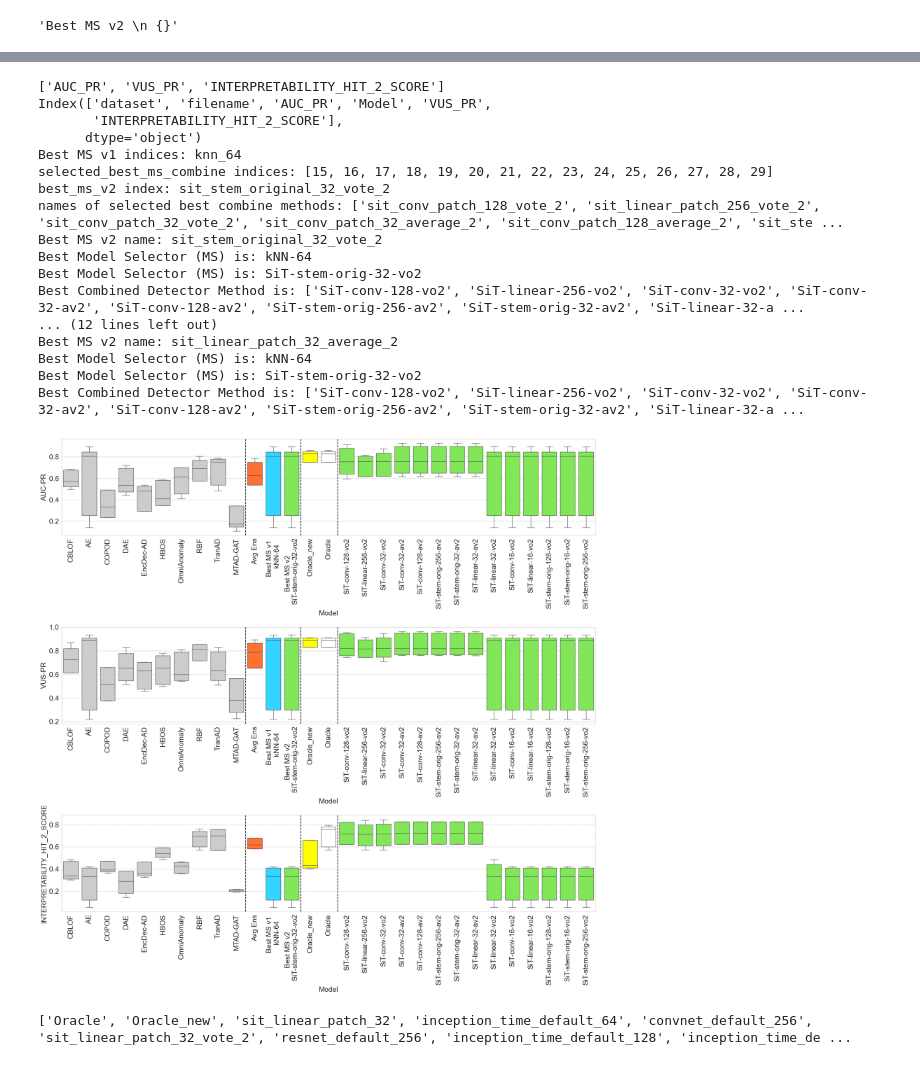
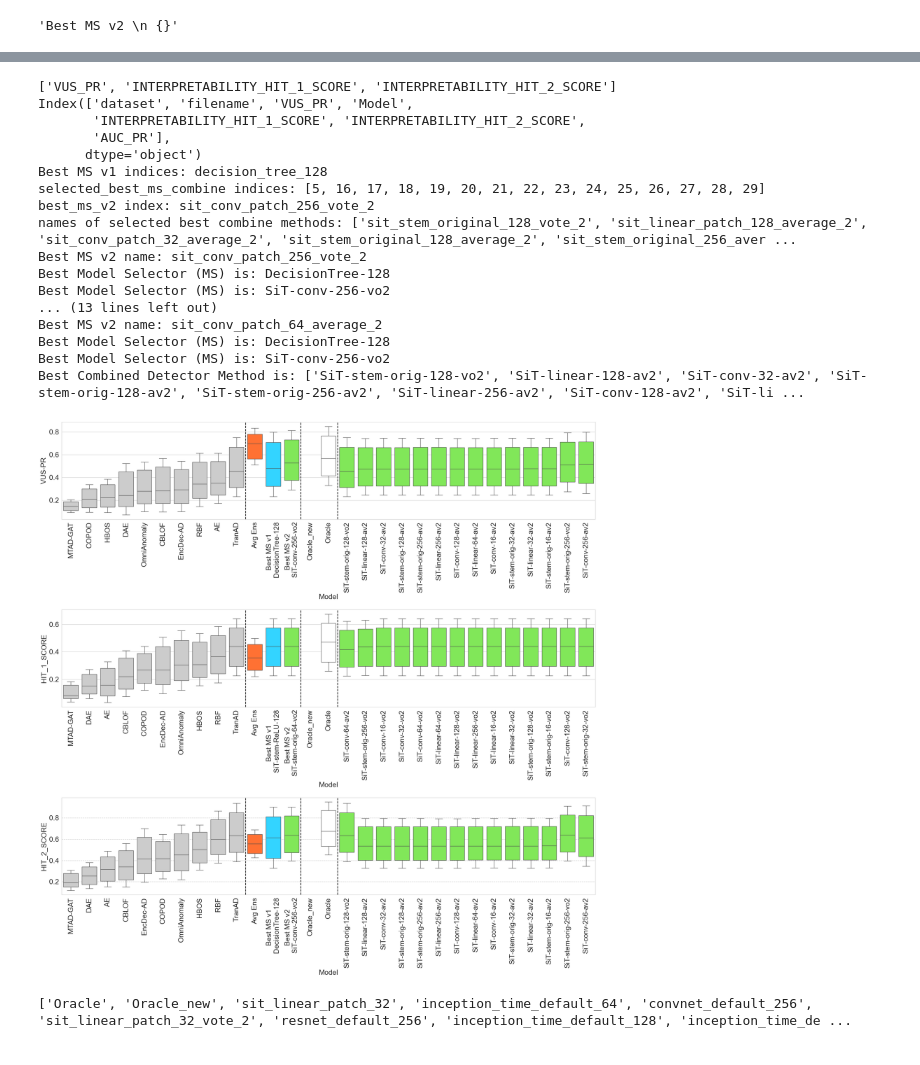
Before and after one commit to doanthihoaithu/MSAD, a Jupyter notebook: analyze_combining_detectors.ipynb, the cells around one changed output, grey strips where cells are left out. Saved outputs shown, nothing was run; the diff lists cells and outputs as text; code cells hidden in the pictures.

```diff
--- a/analyze_combining_detectors.ipynb
+++ b/analyze_combining_detectors.ipynb
@@ -84,7 +97,7 @@ for row in model_selection_cfgs.itertuples():
     # print(f'Model Selector: {row[1]}, Combine Method: {row[2]}, k: {row[3]} -> Counts: {row[4]}')
     single_df = combine_df[(combine_df['Model Selector'] == row[1]) & (combine_df['Combine Method'] == row[2]) & (combine_df['k'] == row[3])]
     # print(single_df.shape)
-    single_df = single_df[['dataset', 'filename', 'AUC_PR', 'VUS_PR','INTERPRETABILITY_HIT_2_SCORE']]
+    single_df = single_df[['dataset', 'filename', 'AUC_PR', 'VUS_PR','INTERPRETABILITY_HIT_1_SCORE','INTERPRETABILITY_HIT_2_SCORE']]
     # single_df.set_index(['dataset', 'filename'], inplace=True)
     single_df['Model'] = f'{row[1]}_{row[2]}_{row[3]}'
     # single_df.rename(columns={'AUC_PR': f'{row[1]}_{row[2]}_{row[3]}'}, inplace=True)
@@ -113,8 +126,8 @@ Combined detector methods: ['sit_conv_patch_128_average_2', 'sit_conv_patch_128_
 # %%
 # Replace this value with "AUC_PR" or "VUS_PR" to obtain the corresponding results
 # measure_name = 'VUS_PR'
-measure_names = ['AUC_PR', 'VUS_PR', 'INTERPRETABILITY_HIT_2_SCORE']
-base_lines = ['Oracle', 'Avg Ens', 'Oracle_new']
+measure_names = ['VUS_PR', 'INTERPRETABILITY_HIT_1_SCORE', 'INTERPRETABILITY_HIT_2_SCORE']
+base_lines = ['Oracle', 'Avg Ens']
 
 # ['INTERPRETABILITY_HIT_2_SCORE', 'INTERPRETABILITY_LOG_SCORE']
 
@@ -462,7 +459,16 @@ template_names = {
     'AUC_ROC': 'AUC-ROC',
     'VUS_ROC': 'VUS_ROC',
     'INTERPRETABILITY_LOG_SCORE':'INTERPRETABILITY_LOG_SCORE',
-    'INTERPRETABILITY_HIT_2_SCORE': 'INTERPRETABILITY_HIT_2_SCORE'
+    'INTERPRETABILITY_HIT_1_SCORE': 'HIT_1_SCORE',
+    'INTERPRETABILITY_HIT_2_SCORE': 'HIT_2_SCORE',
+    'INTERPRETABILITY_HIT_3_SCORE': 'HIT_3_SCORE',
+    'INTERPRETABILITY_HIT_4_SCORE': 'HIT_4_SCORE',
+    'INTERPRETABILITY_HIT_5_SCORE': 'HIT_5_SCORE',
+    'INTERPRETABILITY_HIT_6_SCORE': 'HIT_6_SCORE',
+    'INTERPRETABILITY_HIT_7_SCORE': 'HIT_7_SCORE',
+    'INTERPRETABILITY_HIT_8_SCORE': 'HIT_8_SCORE',
+    'INTERPRETABILITY_HIT_9_SCORE': 'HIT_9_SCORE',
+    'INTERPRETABILITY_HIT_10_SCORE': 'HIT_10_SCORE'
 }
 
 all_length = [16, 32, 64, 128, 256]
@@ -520,13 +551,13 @@ def plot_result_boxplot_dataset(combined_df, measure_names=measure_names):
     best_vus_pr_v2_list = None
     best_vus_pr_v1 = None
     for measure_name in measure_names:
-        method_meansv1 = combined_df[combined_df['Model'].isin(model_selectors_v1)].groupby('Model')[measure_name].median().sort_values()
+        method_meansv1 = combined_df[combined_df['Model'].isin(model_selectors_v1)].groupby('Model')[measure_name].mean().sort_values()
         best_ms = method_meansv1.idxmax() # Best MS may differ since results are may slightly vary (although distributions are solid)
         print(f'Best MS v1 indices:', best_ms)
         # method_means_combine = combined_df.groupby('Model')[measure_name].mean()
         # print('Mean combine shape', method_means_combine.shape)
         top_N = 15
-        method_means_msadv2 = combined_df[combined_df['Model'].isin(model_selectors_v2_not_v1)].groupby('Model')[measure_name].median().sort_values()
+        method_means_msadv2 = combined_df[combined_df['Model'].isin(model_selectors_v2_not_v1)].groupby('Model')[measure_name].mean().sort_values()
         selected_best_ms_combine = np.argpartition(method_means_msadv2.values, -top_N)[-top_N:].tolist()
         best_ms_v2 = method_means_msadv2.index[selected_best_ms_combine[-1]]
         print('selected_best_ms_combine indices:', selected_best_ms_combine)
@@ -535,11 +566,11 @@ def plot_result_boxplot_dataset(combined_df, measure_names=measure_names):
         print(f'names of selected best combine methods:', selected_best_ms_combine_raw_names )
         print(f'Best MS v2 name:', best_ms_v2)
 
-        if measure_name == 'AUC_PR':
+        if measure_name == 'VUS_PR':
             best_vus_pr_v1 = best_ms
             best_vus_pr_v2 = best_ms_v2
             best_vus_pr_v2_list = selected_best_ms_combine_raw_names
-        if measure_name == 'INTERPRETABILITY_HIT_2_SCORE' or measure_name == 'VUS_PR':
+        if measure_name == 'INTERPRETABILITY_HIT_2_SCORE' or measure_name == 'AUC_PR':
             best_ms_v2 = best_vus_pr_v2
             best_ms = best_vus_pr_v1
             selected_best_ms_combine_raw_names = best_vus_pr_v2_list
@@ -557,53 +588,54 @@ def plot_result_boxplot_dataset(combined_df, measure_names=measure_names):
         combine_pal = {method: methods_colors["best_ms_combine"] for method in model_selectors}
         my_pal = {**my_pal, **combine_pal, **{"Avg Ens": methods_colors["avg_ens"], best_ms: methods_colors["best_ms"], 'Oracle': methods_colors["oracle"], 'Oracle_new': methods_colors["oracle_new"] }}
 
-        tmp_methods = (detector_names + ['Avg Ens', best_ms,  best_ms_v2, 'Oracle_new', 'Oracle'] +
+        ordered_detector_names = df_dict[measure_name.upper()][detector_names].median().sort_values(ascending=False).index.tolist()[::-1]
+        tmp_methods = (ordered_detector_names + ['Avg Ens', best_ms,  best_ms_v2, 'Oracle_new', 'Oracle'] +
                        selected_best_ms_combine_raw_names[:-1])  # Exclude best_ms_v2 since it's already added
         axis = axes[measure_names.index(measure_name)]
         bplot = sns.boxplot(ax=axis, data=combined_df, y=measure_name, x='Model',palette=my_pal, showfliers = False, saturation=1, whis=0.241289844, hue="Model", order=tmp_methods)
 
         xticks_labels = []
         for x in tmp_methods:
             if x != best_ms and x!= best_ms_v2:
                 xticks_labels.append(final_names[x])
             elif x == best_ms:
                 xticks_labels.append(final_names['best_ms'].format(final_names[best_ms]))
             else:
                 xticks_labels.append(final_names['best_ms_v2'].format(final_names[best_ms_v2]))
 
         axis.set_xticks(list(range(len(xticks_labels))), xticks_labels, rotation=90)
         axis.set_ylabel(final_names[measure_name])
 
         axis.axvline(9.5, color='black', linestyle='--')
         axis.axvline(12.5, color='black', linestyle='--')
         axis.axvline(14.5, color='black', linestyle='--')
     plt.tight_layout()
     #     plt.savefig(figure_path.format('1_intro_fig_1'), transparent=True)
     figure_path = f'result_label_by_{mts_current_metric_for_optimization}'
     figure.savefig(figure_path)
     plt.show()
     plt.close()
 
 plot_result_boxplot_dataset(combined_df, measure_names)
 # %% [output]
-['AUC_PR', 'VUS_PR', 'INTERPRETABILITY_HIT_2_SCORE']
-Index(['dataset', 'filename', 'AUC_PR', 'Model', 'VUS_PR',
-       'INTERPRETABILITY_HIT_2_SCORE'],
+['VUS_PR', 'INTERPRETABILITY_HIT_1_SCORE', 'INTERPRETABILITY_HIT_2_SCORE']
+Index(['dataset', 'filename', 'VUS_PR', 'Model',
+       'INTERPRETABILITY_HIT_1_SCORE', 'INTERPRETABILITY_HIT_2_SCORE',
+       'AUC_PR'],
       dtype='object')
-Best MS v1 indices: knn_64
-selected_best_ms_combine indices: [15, 16, 17, 18, 19, 20, 21, 22, 23, 24, 25, 26, 27, 28, 29]
-best_ms_v2 index: sit_stem_original_32_vote_2
-names of selected best combine methods: ['sit_conv_patch_128_vote_2', 'sit_linear_patch_256_vote_2', 'sit_conv_patch_32_vote_2', 'sit_conv_patch_32_average_2', 'sit_conv_patch_128_average_2', 'sit_ste ...
-Best MS v2 name: sit_stem_original_32_vote_2
-Best Model Selector (MS) is: kNN-64
-Best Model Selector (MS) is: SiT-stem-orig-32-vo2
-Best Combined Detector Method is: ['SiT-conv-128-vo2', 'SiT-linear-256-vo2', 'SiT-conv-32-vo2', 'SiT-conv-32-av2', 'SiT-conv-128-av2', 'SiT-stem-orig-256-av2', 'SiT-stem-orig-32-av2', 'SiT-linear-32-a ...
-... (12 lines left out)
-Best MS v2 name: sit_linear_patch_32_average_2
-Best Model Selector (MS) is: kNN-64
-Best Model Selector (MS) is: SiT-stem-orig-32-vo2
-Best Combined Detector Method is: ['SiT-conv-128-vo2', 'SiT-linear-256-vo2', 'SiT-conv-32-vo2', 'SiT-conv-32-av2', 'SiT-conv-128-av2', 'SiT-stem-orig-256-av2', 'SiT-stem-orig-32-av2', 'SiT-linear-32-a ...
+Best MS v1 indices: decision_tree_128
+selected_best_ms_combine indices: [5, 16, 17, 18, 19, 20, 21, 22, 23, 24, 25, 26, 27, 28, 29]
+best_ms_v2 index: sit_conv_patch_256_vote_2
+names of selected best combine methods: ['sit_stem_original_128_vote_2', 'sit_linear_patch_128_average_2', 'sit_conv_patch_32_average_2', 'sit_stem_original_128_average_2', 'sit_stem_original_256_aver ...
+Best MS v2 name: sit_conv_patch_256_vote_2
+Best Model Selector (MS) is: DecisionTree-128
+Best Model Selector (MS) is: SiT-conv-256-vo2
+... (13 lines left out)
+Best MS v2 name: sit_conv_patch_64_average_2
+Best Model Selector (MS) is: DecisionTree-128
+Best Model Selector (MS) is: SiT-conv-256-vo2
+Best Combined Detector Method is: ['SiT-stem-orig-128-vo2', 'SiT-linear-128-av2', 'SiT-conv-32-av2', 'SiT-stem-orig-128-av2', 'SiT-stem-orig-256-av2', 'SiT-linear-256-av2', 'SiT-conv-128-av2', 'SiT-li ...
-[figure, old version]
+[figure, new version]
 # %%
 plt.rcParams.update({'font.size': 18})
 # plt.figure(figsize=(20, 40))
```
Also changed, not shown: parts of 11 cells of this notebook, 1 other file.
